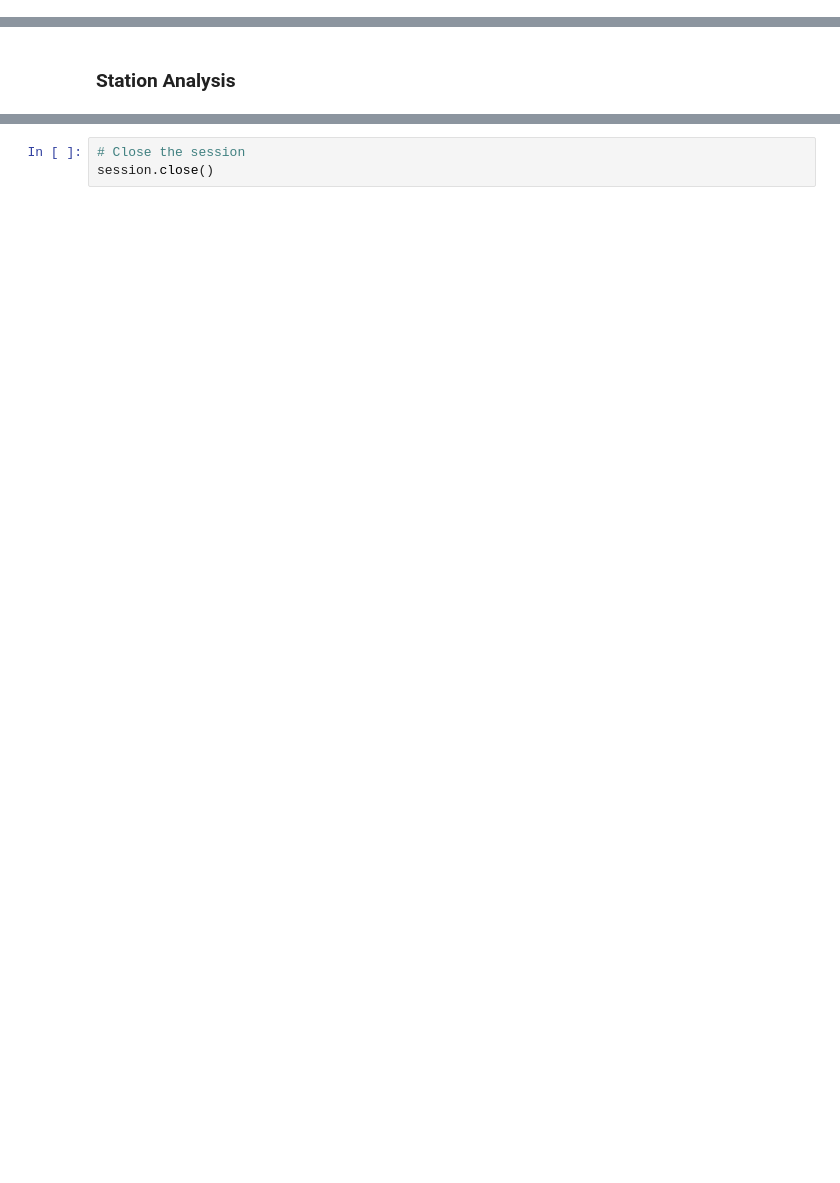
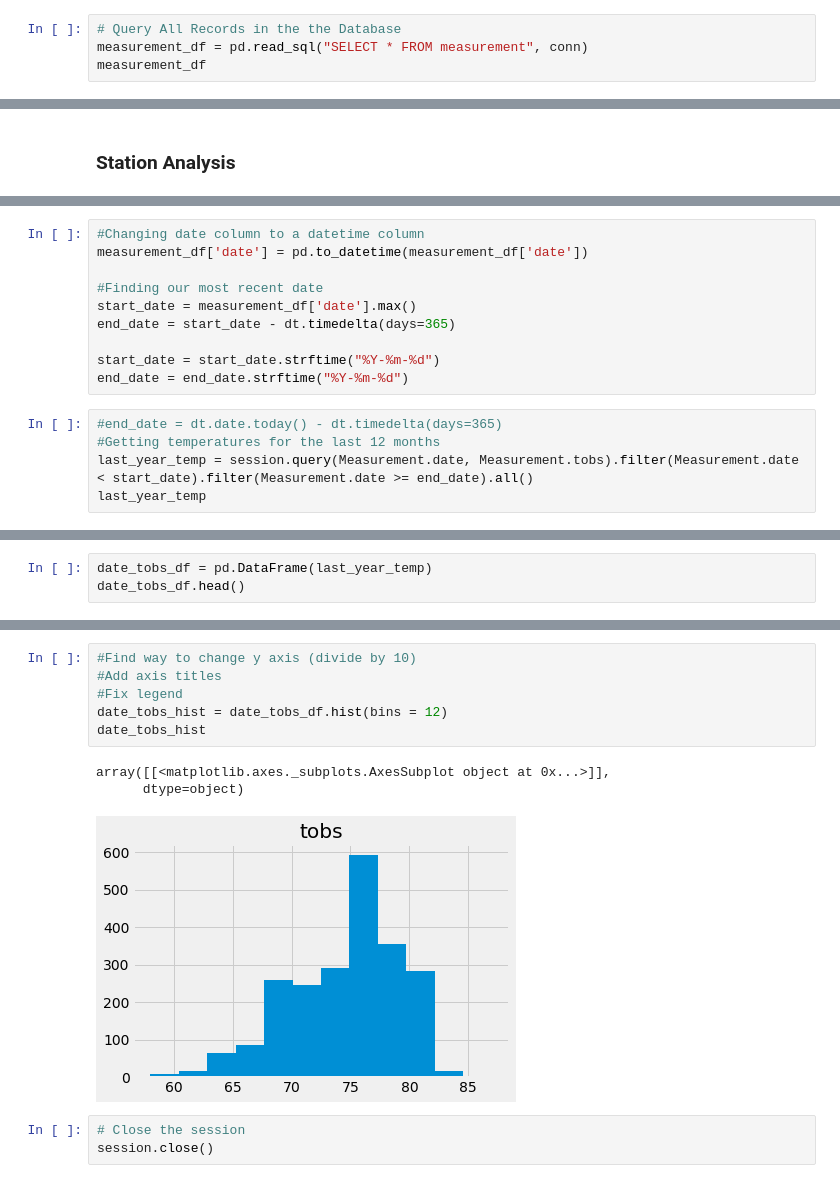
Before and after one commit to carolinelarry/sqlalchemy_challenge, a Jupyter notebook: sqlalchemy_challenge.ipynb, the cells around one changed output, grey strips where cells are left out. Saved outputs shown, nothing was run; the diff lists cells and outputs as text; blank space fills up the shorter version.

```diff
--- a/sqlalchemy_challenge.ipynb
+++ b/sqlalchemy_challenge.ipynb
@@ -65,0 +46,4 @@ dir(Measurement)
+# %%
+# Query All Records in the the Database
+measurement_df = pd.read_sql("SELECT * FROM measurement", conn)
+measurement_df
@@ -162,0 +226,15 @@ TypeError: bar() missing 1 required positional argument: 'height'
+# %%
+#Changing date column to a datetime column
+measurement_df['date'] = pd.to_datetime(measurement_df['date'])
+
+#Finding our most recent date
+start_date = measurement_df['date'].max()
+end_date = start_date - dt.timedelta(days=365)
+
+start_date = start_date.strftime("%Y-%m-%d")
+end_date = end_date.strftime("%Y-%m-%d")
+# %%
+#end_date = dt.date.today() - dt.timedelta(days=365)
+#Getting temperatures for the last 12 months
+last_year_temp = session.query(Measurement.date, Measurement.tobs).filter(Measurement.date < start_date).filter(Measurement.date >= end_date).all()
+last_year_temp
@@ -162,0 +259,3 @@ TypeError: bar() missing 1 required positional argument: 'height'
+# %%
+date_tobs_df = pd.DataFrame(last_year_temp)
+date_tobs_df.head()
@@ -163,3 +269,13 @@ TypeError: bar() missing 1 required positional argument: 'height'
+# %%
+#Find way to change y axis (divide by 10)
+#Add axis titles
+#Fix legend
+date_tobs_hist = date_tobs_df.hist(bins = 12)
+date_tobs_hist
+# %% [output]
+array([[<matplotlib.axes._subplots.AxesSubplot object at 0x...>]],
+      dtype=object)
+[figure, added]
 # %%
 # Close the session
 session.close()
```
Also changed, not shown: parts of 22 cells of this notebook.
